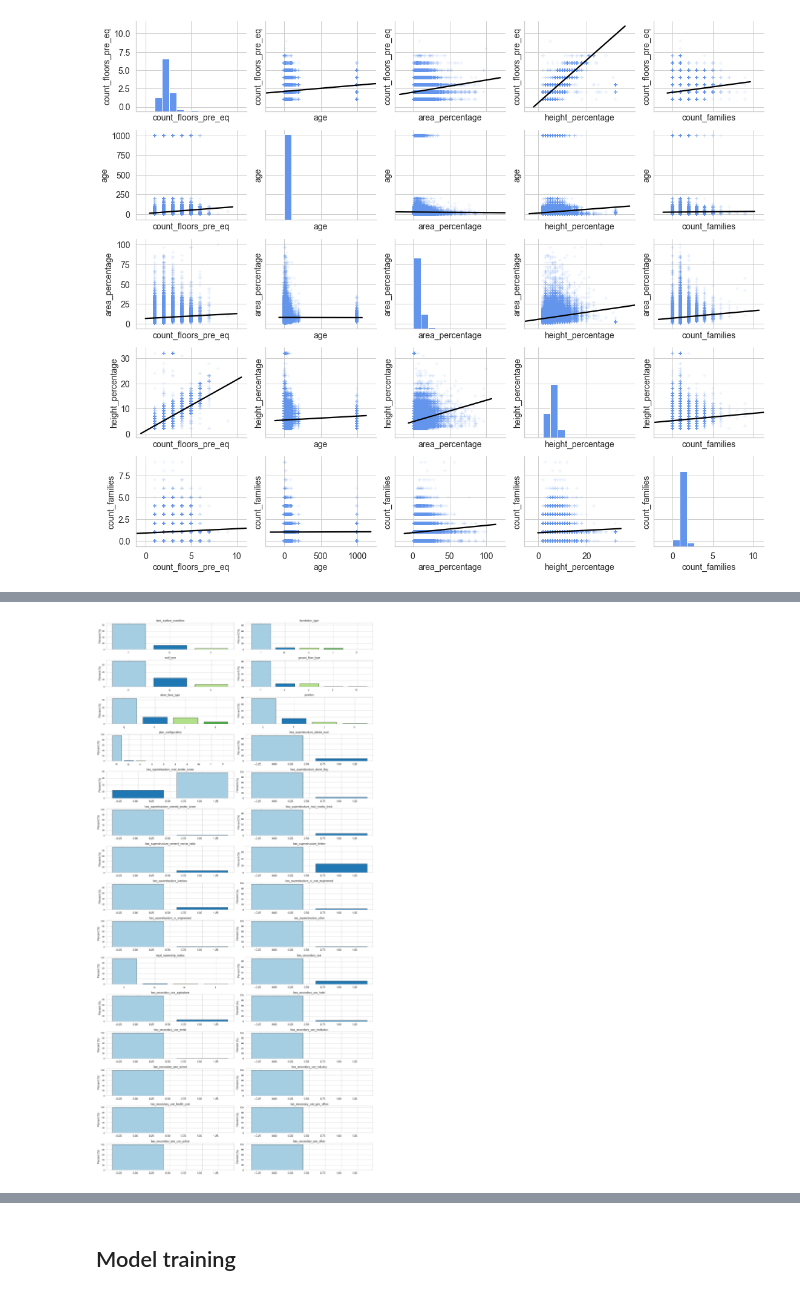
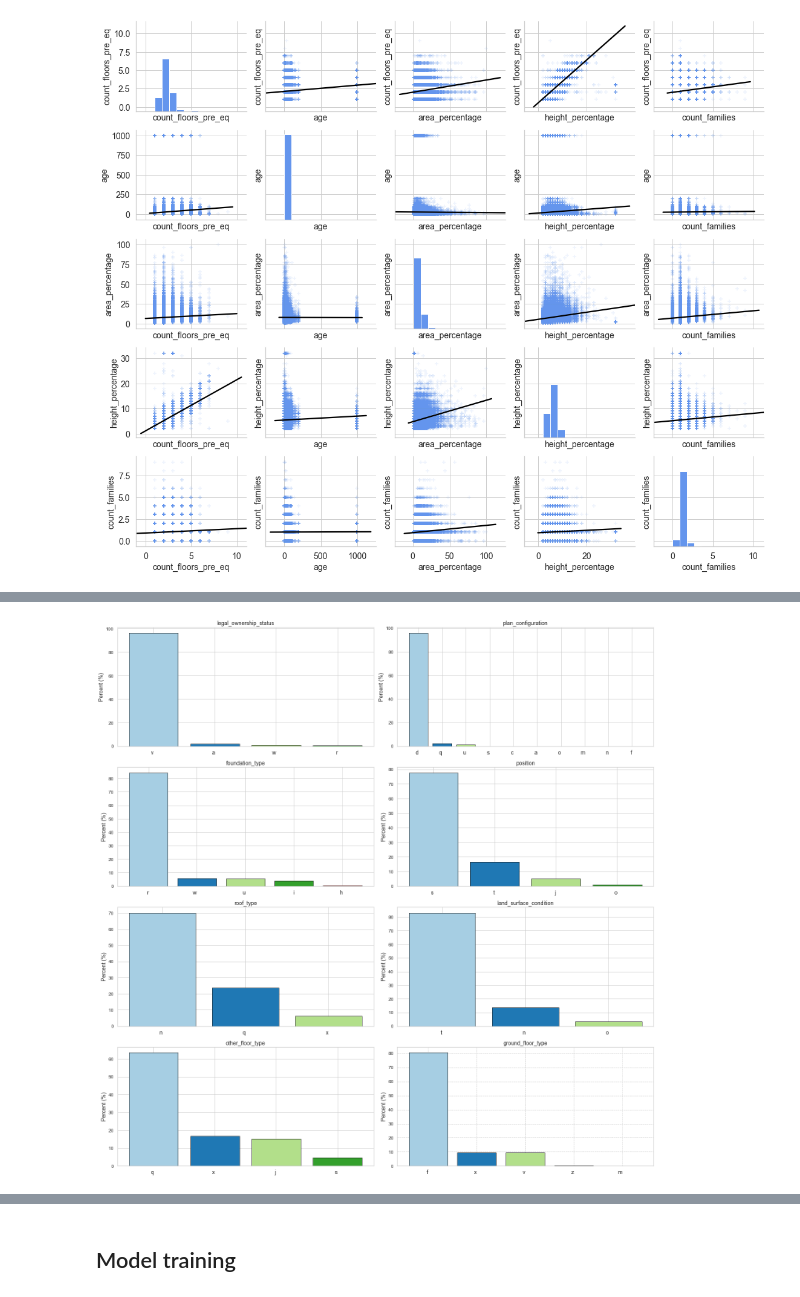
Before and after one commit to capac/scikit-learn-exercises, a Jupyter notebook: modeling-earthquake-damage.ipynb, the cells around one changed output, grey strips where cells are left out. Drawn from its saved outputs; the diff is of its cells as text; code cells hidden in the pictures.

Commit message:
Divided bar plots in binary and non-binary categories

```diff
--- a/modeling-earthquake-damage.ipynb
+++ b/modeling-earthquake-damage.ipynb
@@ -178,8 +178,16 @@ plt.tight_layout();
 [figure]
 # %%
 print(f'Categorical-value columns: {list(col_cat)}\n')
-print(f'Number of categorical columns: {len(col_cat)}')
-list_tuple_col_cat = [(col_cat[i], col_cat[j]) for i, j in zip(range(0, len(col_cat)-1, 2), range(1, len(col_cat), 2))]
+print(f'Number of categorical columns: {len(col_cat)}\n')
+list_tuple_has_df_columns = [(has_df_columns[i], has_df_columns[j]) for i, j in zip(range(0, len(has_df_columns)-1, 2), range(1, len(has_df_columns), 2))]
+print(f'List of tuples: {list_tuple_has_df_columns}\n')
+print(f'Number of tuples: {len(list_tuple_has_df_columns)}\n')
+# has_df_columns = train_values_df.filter(regex='has_').select_dtypes('object').columns
+list_remainders = list(set(col_cat) - set(has_df_columns))
+print(f'Remainder columns: {list(list_remainders)}\n')
+print(f'Number of reminder columns: {len(list_remainders)}')
+list_tuple_remainders = [(list_remainders[i], list_remainders[j]) for i, j in zip(range(0, len(list_remainders)-1, 2), range(1, len(list_remainders), 2))]
+print(f'List tuple remainders: {list_tuple_remainders}')
 # %% [output]
 Categorical-value columns: ['land_surface_condition', 'foundation_type', 'roof_type', 'ground_floor_type', 'other_floor_type', 'position', 'plan_configuration', 'has_superstructure_adobe_mud', 'has_su ...
 
@@ -197,10 +214,10 @@ def bar_plot(ax, df, col):
         ax[i].set_title(col[i], fontsize=14)
         plt.grid(True, linestyle='--');
 # %%
-fig, axes = plt.subplots(nrows=15, ncols=2, figsize=(20, 40))
+fig, axes = plt.subplots(nrows=4, ncols=2, figsize=(20, 20))
 colors = plt.cm.Paired.colors
-for ax, col in zip(axes, list_tuple_col_cat):
+for ax, col in zip(axes, list_tuple_remainders):
     bar_plot(ax, train_values_df, col)
 fig.tight_layout()
 # %% [output]
-[figure, old version]
+[figure, new version]
```
Also changed, not shown: parts of 3 cells of this notebook.
